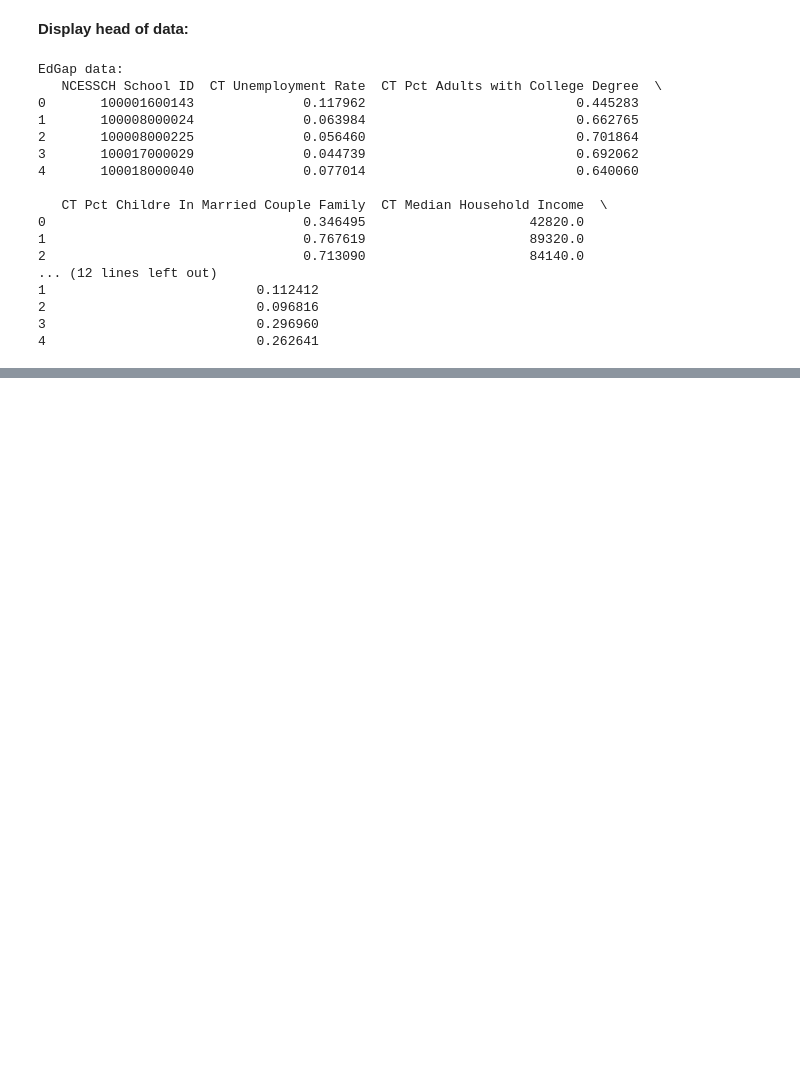
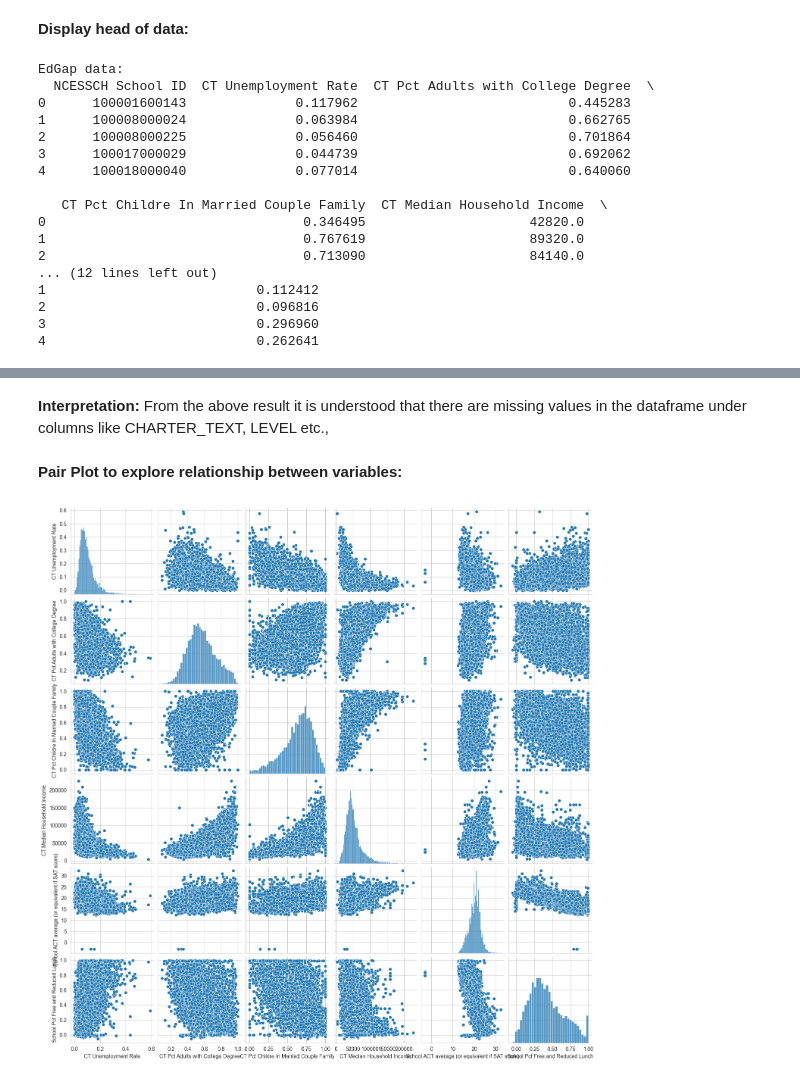
Before and after one commit to sandeepmukkala/education, a Jupyter notebook: code/Education.ipynb, the cells around one changed output, grey strips where cells are left out. Drawn from its saved outputs; the diff is of its cells as text; code cells hidden in the pictures; blank space fills up the shorter version.

```diff
--- a/code/Education.ipynb
+++ b/code/Education.ipynb
@@ -19,5 +14,8 @@ print(mimetypes.guess_type("../data/EdGap_data.xlsx"))
 **Load Data:**
 # %%
 # Load the datasets
-edgap_data = pd.read_excel('../data/EdGap_data.xlsx')
-ccd_sch = pd.read_csv('../data/ccd_sch_029_1617_w_1a_11212017.csv', encoding='latin1')
+edgap = pd.read_excel('../data/EdGap_data.xlsx', dtype={'NCESSCH School ID': object})
+school_information = pd.read_csv('../data/ccd_sch_029_1617_w_1a_11212017.csv', encoding='unicode_escape')
+
+pd.set_option('display.max_columns', None)  # Display all columns in the DataFrame
+pd.set_option('display.width', None)  # Disable line wrapping for better readability
@@ -71,0 +115,9 @@ School information data:
+# %% [markdown]
+**Interpretation:** From the above result it is understood that there are missing values in the dataframe under columns like CHARTER_TEXT, LEVEL etc.,
+# %% [markdown]
+**Pair Plot to explore relationship between variables:**
+# %%
+sns.pairplot(edgap.drop(columns='NCESSCH School ID'))
+plt.show()
+# %% [output]
+[figure, added]
```
Also changed, not shown: parts of 93 cells of this notebook, 5 other files.
